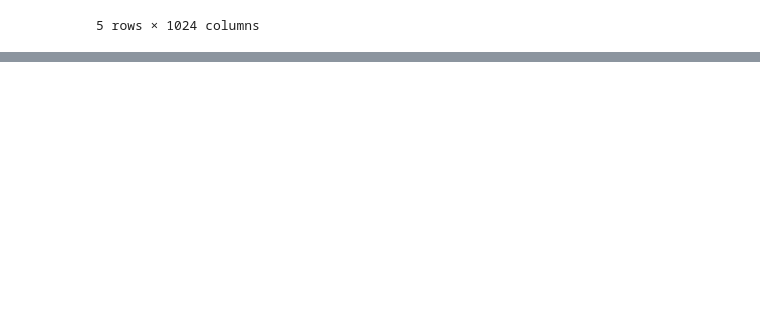
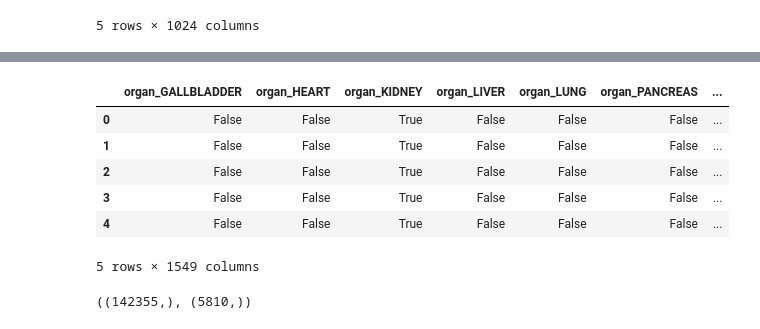
Before and after one commit to weberd26/protein-abundance-PMDA2025, a Jupyter notebook: PPI_to_abundance.ipynb, the cells around one changed output, grey strips where cells are left out. Cells and saved outputs as stored; diff of their text form; code cells hidden in the pictures; blank space fills up the shorter version.

```diff
--- a/PPI_to_abundance.ipynb
+++ b/PPI_to_abundance.ipynb
@@ -634,0 +616,11 @@ print(f"MLP RMSE: {rmse_mlp:.4f}")
+# %%
+embeddings_val_final.drop(columns=embeddings_val_final.columns[0:21], axis=1, inplace=True)
+embeddings_val_final.head()
+# %% [output]
+|  | organ_GALLBLADDER | organ_HEART | organ_KIDNEY | organ_LIVER | organ_LUNG | organ_PANCREAS | ... |
+| 0 | False | False | True | False | False | False | ... |
+| 1 | False | False | True | False | False | False | ... |
+| 2 | False | False | True | False | False | False | ... |
+| 3 | False | False | True | False | False | False | ... |
+| 4 | False | False | True | False | False | False | ... |
+5 rows × 1549 columns
@@ -634,0 +639,4 @@ print(f"MLP RMSE: {rmse_mlp:.4f}")
+# %%
+y_train.shape, y_test.shape
+# %% [output]
+((142355,), (5810,))
```
Also changed, not shown: parts of 14 cells of this notebook.
